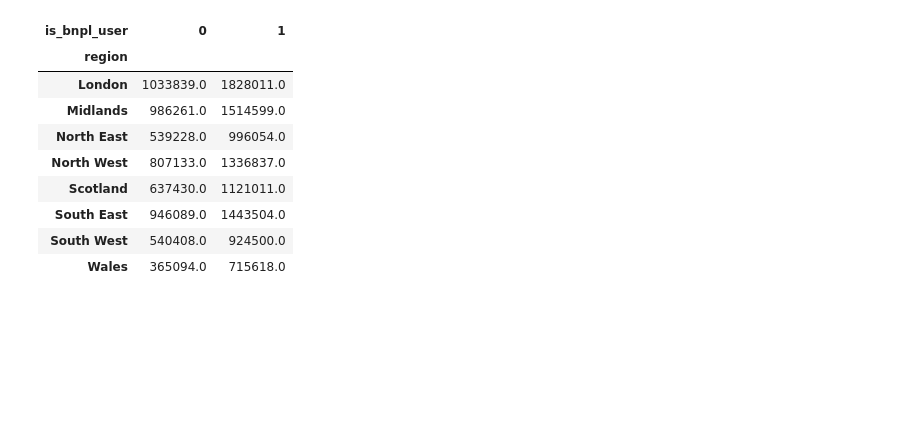
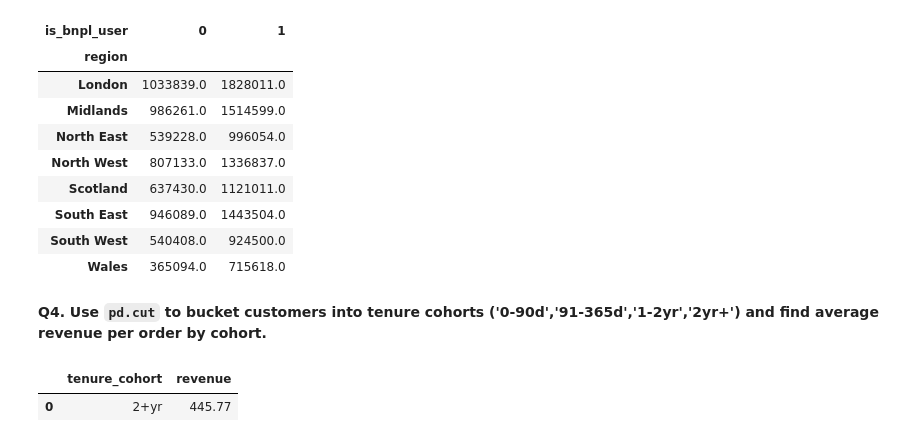
Before and after one commit to AjwarCk/py_ecommerce_eda, a Jupyter notebook: py_eda_campaign_analysis.ipynb, the cells around one changed output. Cells and saved outputs as stored; diff of their text form; code cells hidden in the pictures; blank space fills up the shorter version.

```diff
--- a/py_eda_campaign_analysis.ipynb
+++ b/py_eda_campaign_analysis.ipynb
@@ -417,3 +417,14 @@ region_bnpl.pivot(index='region', columns='is_bnpl_user', values='revenue').roun
 | South East | 946089.0 | 1443504.0 |
 | South West | 540408.0 | 924500.0 |
 | Wales | 365094.0 | 715618.0 |
+# %% [markdown]
+**Q4. Use `pd.cut` to bucket customers into tenure cohorts ('0-90d','91-365d','1-2yr','2yr+') and find average revenue per order by cohort.**
+# %%
+bins = [-1, 90, 365, 730, 10000]
+labels = ['0-90d', '91-365d', '1-2yr', '2+yr']
+customers['tenure_cohort'] = pd.cut(customers['tenure_days'], bins=bins, labels=labels)
+orders_c = orders.merge(customers[['customer_id','tenure_cohort']], on='customer_id', how='left')
+orders_c.groupby('tenure_cohort', as_index=False, observed=True)['revenue'].mean().round(2)
+# %% [output]
+|  | tenure_cohort | revenue |
+| 0 | 2+yr | 445.77 |
```
